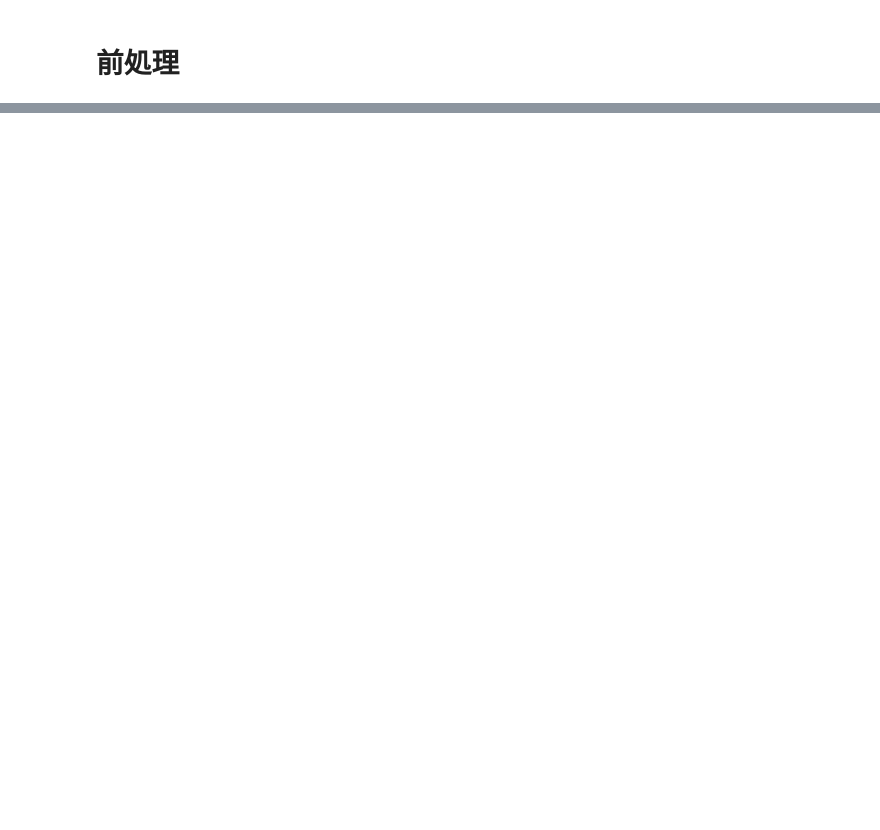
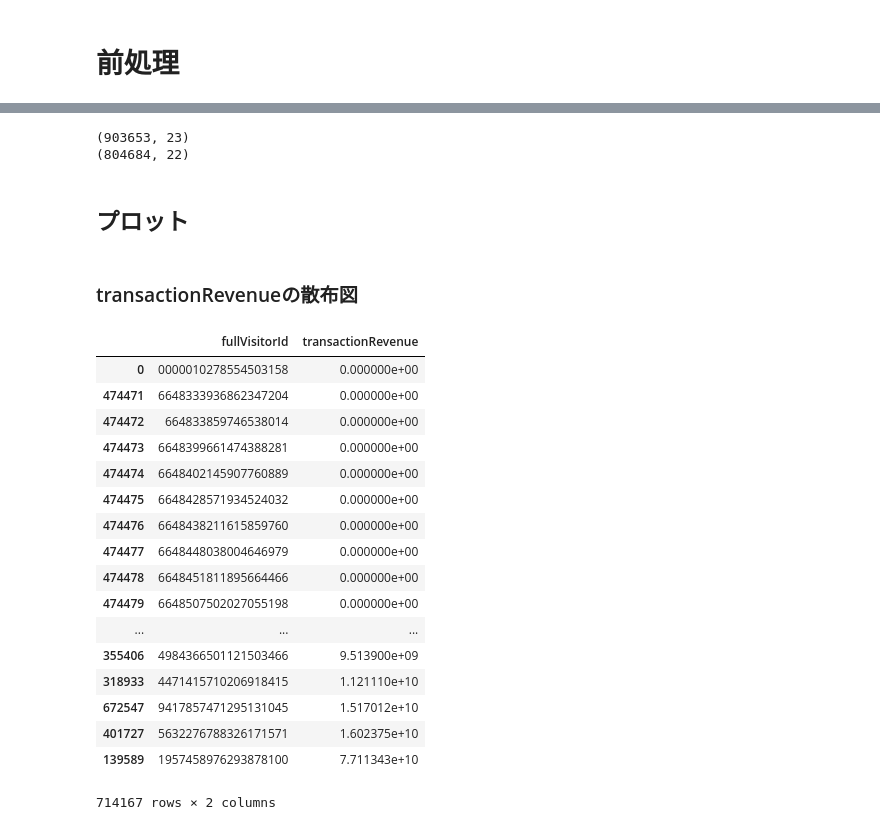
Before and after one commit to taiki323/kaggle_training, a Jupyter notebook: Google_Analytics_Customer_Revenue_Prediction.ipynb, the cells around one changed output, grey strips where cells are left out. Saved outputs shown, nothing was run; the diff lists cells and outputs as text; code cells hidden in the pictures; blank space fills up the shorter version.

```diff
--- a/Google_Analytics_Customer_Revenue_Prediction.ipynb
+++ b/Google_Analytics_Customer_Revenue_Prediction.ipynb
@@ -143,0 +220,48 @@ sample.head()
+# %%
+#半分以上データが欠損しているカラムを削除
+#transactionRevenueは目的変数なので削除しない
+del_columns = ["referralPath","keyword", "adContent"]
+train = train.drop(del_columns, axis=1)
+test = test.drop(del_columns, axis=1)
+# %%
+#予測に関係のないデータを削除
+unwanted = ["browser", "adwordsClickInfo"]
+train = train.drop(unwanted, axis=1)
+test = test.drop(unwanted, axis=1)
+# %%
+#transactionRevenueのNaNを0埋め
+train['transactionRevenue'] = train['transactionRevenue'].fillna(0)
+# %%
+print(train.shape)
+print(test.shape)
+# %% [output]
+(903653, 23)
+(804684, 22)
+# %% [markdown]
+## プロット
+# %% [markdown]
+### transactionRevenueの散布図
+# %%
+train['transactionRevenue'] = train['transactionRevenue'].astype(float)
+gdf = train.groupby('fullVisitorId')['transactionRevenue'].sum().reset_index()
+# %%
+gdf.sort_values('transactionRevenue')
+# %% [output]
+|  | fullVisitorId | transactionRevenue |
+| 0 | 0000010278554503158 | 0.000000e+00 |
+| 474471 | 6648333936862347204 | 0.000000e+00 |
+| 474472 | 664833859746538014 | 0.000000e+00 |
+| 474473 | 6648399661474388281 | 0.000000e+00 |
+| 474474 | 6648402145907760889 | 0.000000e+00 |
+| 474475 | 6648428571934524032 | 0.000000e+00 |
+| 474476 | 6648438211615859760 | 0.000000e+00 |
+| 474477 | 6648448038004646979 | 0.000000e+00 |
+| 474478 | 6648451811895664466 | 0.000000e+00 |
+| 474479 | 6648507502027055198 | 0.000000e+00 |
+| ... | ... | ... |
+| 355406 | 4984366501121503466 | 9.513900e+09 |
+| 318933 | 4471415710206918415 | 1.121110e+10 |
+| 672547 | 9417857471295131045 | 1.517012e+10 |
+| 401727 | 5632276788326171571 | 1.602375e+10 |
+| 139589 | 1957458976293878100 | 7.711343e+10 |
+714167 rows × 2 columns
```
Also changed, not shown: parts of 17 cells of this notebook.
